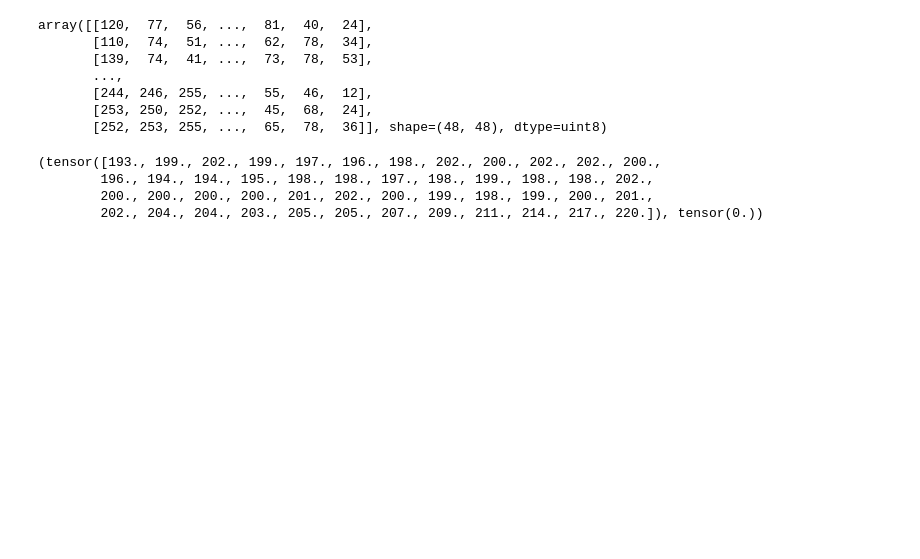
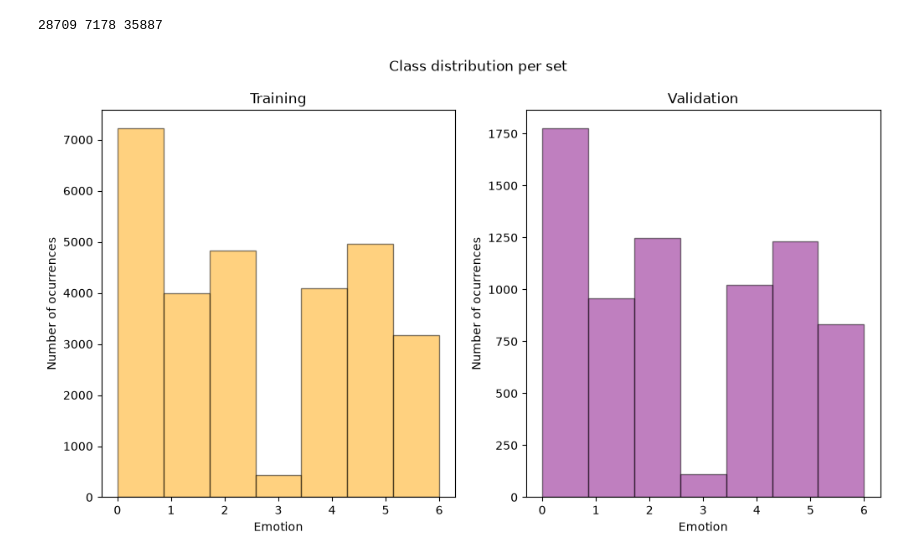
Before and after one commit to oxym4nd145/APReg, a Jupyter notebook: data.ipynb, the cells around one changed output. Drawn from its saved outputs; the diff is of its cells as text; code cells hidden in the pictures; blank space fills up the shorter version.

```diff
--- a/data.ipynb
+++ b/data.ipynb
@@ -5,7 +13,5 @@ Available on [Kaggle]
 # %%
-import kagglehub
+PATH = '/home/lucaspaulogoncalves/data'
 
-path = kagglehub.dataset_download("msambare/fer2013")
-
-for i in ['test', 'train']:
+kagglehub.dataset_download("msambare/fer2013", output_dir=PATH)
 # %% [output]
@@ -15,27 +19,25 @@ Path to dataset files: /home/lucaspaulogoncalves/.cache/kagglehub/datasets/msamb
 # %%
-import matplotlib.pyplot as plt
-
-plt.imread('/home/lucaspaulogoncalves/Desktop/data/fer2013/versions/1/test/happy/PublicTest_98838334.jpg')
+train_ds = FER2013Dataset(PATH, 'train')
+test_ds = FER2013Dataset(PATH, 'test')
-# %% [output]
-array([[120,  77,  56, ...,  81,  40,  24],
-       [110,  74,  51, ...,  62,  78,  34],
-       [139,  74,  41, ...,  73,  78,  53],
-       ...,
-       [244, 246, 255, ...,  55,  46,  12],
-       [253, 250, 252, ...,  45,  68,  24],
-       [252, 253, 255, ...,  65,  78,  36]], shape=(48, 48), dtype=uint8)
 # %%
-from datasets import Fer2013
-import matplotlib.pyplot as plt
-
-path = '/home/lucaspaulogoncalves/Desktop/data/fer2013/versions/1'
-test = Fer2013(path, 'test')
-
-imraw = test[10]
-
-print(imraw)
+print(len(train_ds), len(test_ds), len(train_ds) + len(test_ds))
 # %% [output]
-(tensor([193., 199., 202., 199., 197., 196., 198., 202., 200., 202., 202., 200.,
-        196., 194., 194., 195., 198., 198., 197., 198., 199., 198., 198., 202.,
-        200., 200., 200., 200., 201., 202., 200., 199., 198., 199., 200., 201.,
-        202., 204., 204., 203., 205., 205., 207., 209., 211., 214., 217., 220.]), tensor(0.))
+28709 7178 35887
+# %%
+fig, ax = plt.subplots(1, 2, figsize=(12, 6))
+
+plt.suptitle('Class distribution per set')
+
+ax[0].hist(train_ds[:][1], bins=7, color='orange', edgecolor='black', alpha=0.5)
+ax[0].set_title('Training')
+ax[0].set_xlabel('Emotion')
+ax[0].set_ylabel('Number of ocurrences')
+
+ax[1].hist(test_ds[:][1], bins=7, color='purple', edgecolor='black', alpha=0.5)
+ax[1].set_title('Validation')
+ax[1].set_xlabel('Emotion')
+ax[1].set_ylabel('Number of ocurrences')
+
+plt.show()
+# %% [output]
+[figure, added]
```
Also changed, not shown: parts of 4 cells of this notebook, 3 other files.
